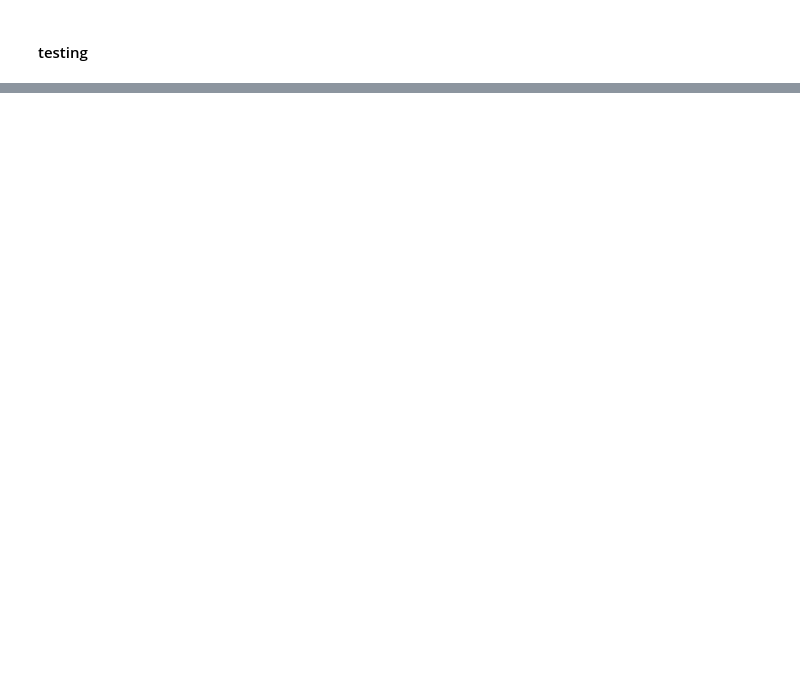
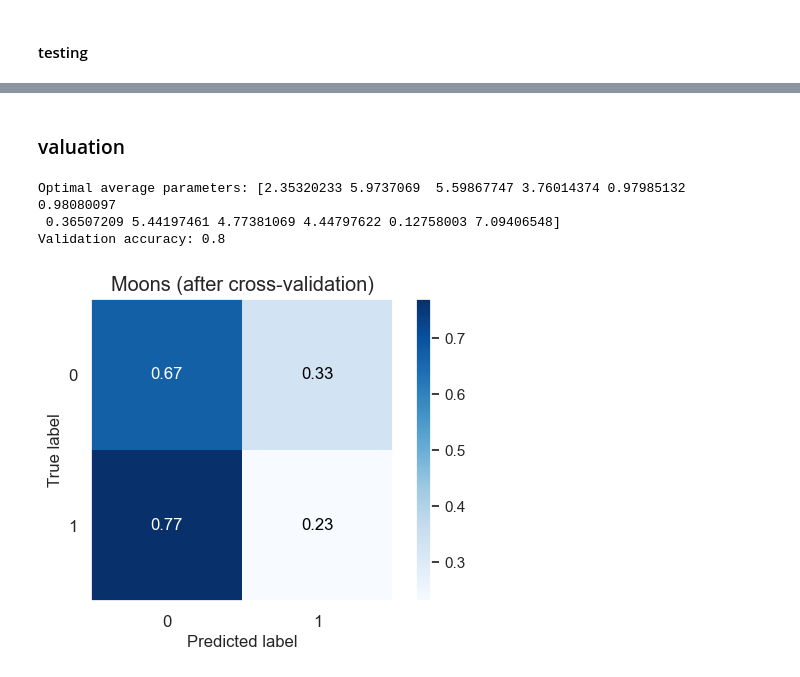
Before and after one commit to Roman20022002/QPQC_Project, a Jupyter notebook: n_qubits_QVC_Moons.ipynb, the cells around one changed output, grey strips where cells are left out. Cells and saved outputs as stored; diff of their text form; code cells hidden in the pictures; blank space fills up the shorter version.

```diff
--- a/n_qubits_QVC_Moons.ipynb
+++ b/n_qubits_QVC_Moons.ipynb
@@ -217,10 +211,0 @@ plt.show()
-# %%
-thetas_mean = []
-
-for i in range(len(thetas)):
-    thetas_mean.append(np.mean(thetas[i]))
-
-plt.plot(thetas_mean, color='green')
-plt.xlabel('epochs')
-plt.ylabel('thetas mean')
-plt.show()
@@ -363,0 +339,42 @@ ax[1].set_title('Testing accuracy: '+ str(accuracy_test));
+# %% [markdown]
+### valuation
+# %%
+#theta_opt_avg = np.mean(k_thetas, axis=1)
+max_testing_accuracy = max(k_testing_accuracies)
+index = k_testing_accuracies.index(max_testing_accuracy)
+theta_opt = k_thetas[index]
+
+X_val, y_val = make_moons(n_samples//k, noise=0.3)
+
+'''
+tmp = []
+for i in range(0, len(y_val)):
+    if y_val[i] == 0:
+        tmp.append(-1)
+    else:
+        tmp.append(1)
+'''
+
+h_val = np.zeros(len(y_val))
+for i in range(0, len(y_val)):
+    h_val[i] = h(X_val[i], theta_opt, n, d, shots)
+
+validation_accuracy = 1 - ( (np.abs(sum(2*y_val-1-h_val))/2) / len(y_val) )
+
+print("Optimal average parameters: "+ str(theta_opt))
+print("Validation accuracy: "+ str(validation_accuracy))
+# %% [output]
+Optimal average parameters: [2.35320233 5.9737069  5.59867747 3.76014374 0.97985132 0.98080097
+ 0.36507209 5.44197461 4.77381069 4.44797622 0.12758003 7.09406548]
+Validation accuracy: 0.8
+# %%
+tmp = []
+for i in range(0, len(h_val)):
+    if h_val[i] == 1:
+        tmp.append(0)
+    else:
+        tmp.append(1)
+
+skplt.metrics.plot_confusion_matrix(y_val, tmp, normalize=True, title = 'Moons (after cross-validation)');
+# %% [output]
+[figure, added]
```
Also changed, not shown: parts of 25 cells of this notebook.
